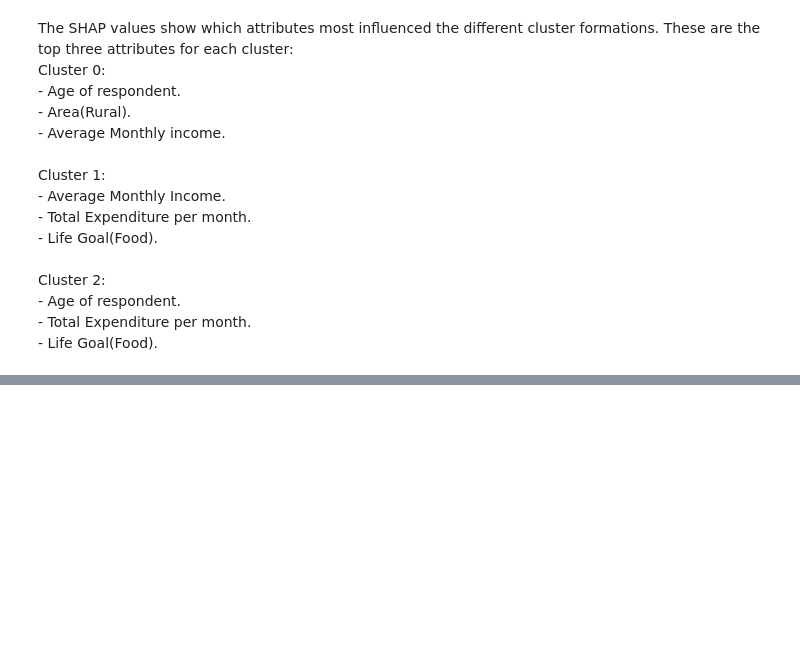
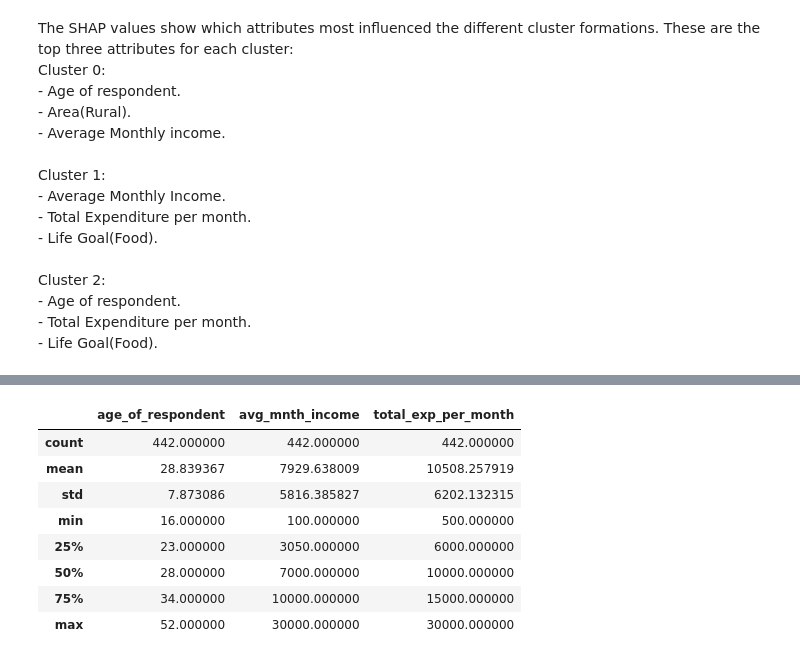
Before and after one commit to BonfaceGabriel/Insurance-prediction, a Jupyter notebook: test.ipynb, the cells around one changed output, grey strips where cells are left out. Saved outputs shown, nothing was run; the diff lists cells and outputs as text; code cells hidden in the pictures; blank space fills up the shorter version.

```diff
--- a/test.ipynb
+++ b/test.ipynb
@@ -796,0 +806,14 @@ cluster1.groupby('Clusters')[['avg_mnth_income', 'total_exp_per_month', 'age_of_
+# %%
+# numerical attributes
+cluster1_num = cluster1[['age_of_respondent', 'avg_mnth_income', 'total_exp_per_month']]
+cluster1_num.describe()
+# %% [output]
+|  | age_of_respondent | avg_mnth_income | total_exp_per_month |
+| count | 442.000000 | 442.000000 | 442.000000 |
+| mean | 28.839367 | 7929.638009 | 10508.257919 |
+| std | 7.873086 | 5816.385827 | 6202.132315 |
+| min | 16.000000 | 100.000000 | 500.000000 |
+| 25% | 23.000000 | 3050.000000 | 6000.000000 |
+| 50% | 28.000000 | 7000.000000 | 10000.000000 |
+| 75% | 34.000000 | 10000.000000 | 15000.000000 |
+| max | 52.000000 | 30000.000000 | 30000.000000 |
```
Also changed, not shown: parts of 11 cells of this notebook.
